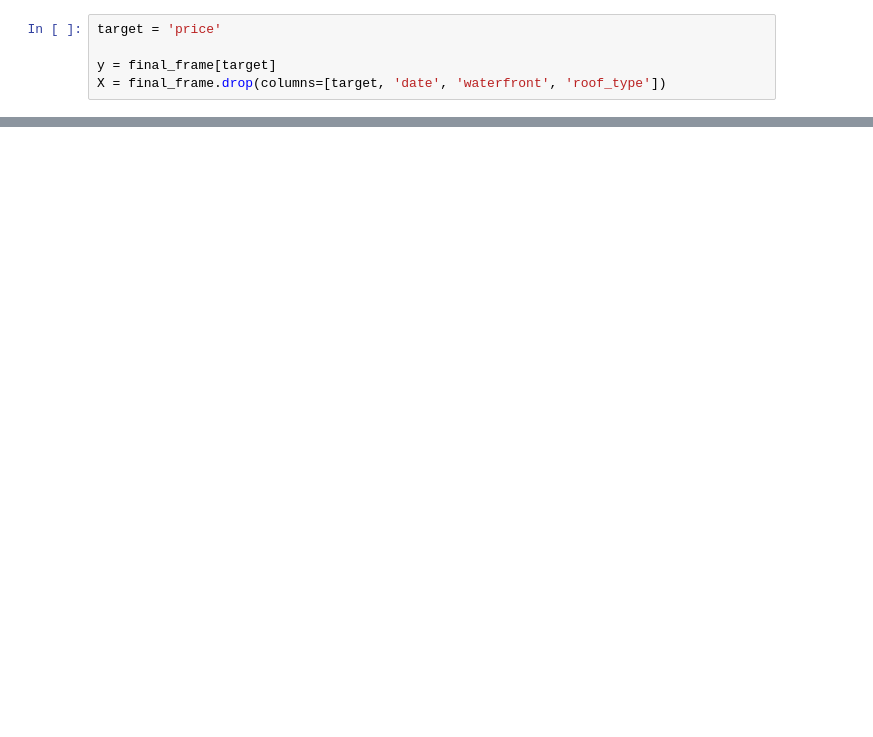
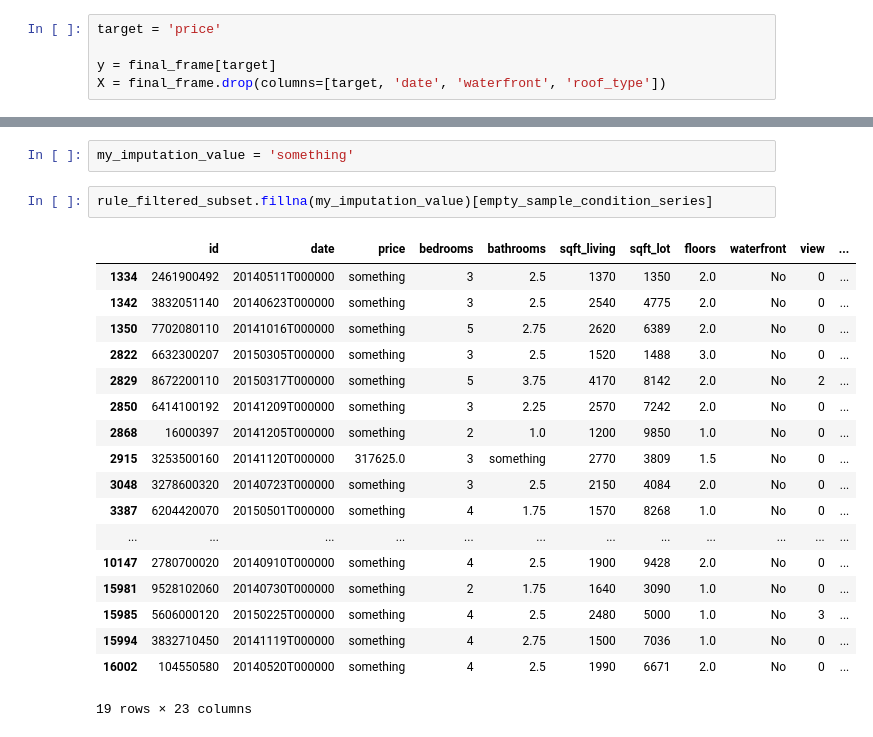
Before and after one commit to turnbullfordsdt/Main-DSDT-Example-Repo, a Jupyter notebook: Data Science/combining_datasets.ipynb, the cells around one changed output, grey strips where cells are left out. Saved outputs shown, nothing was run; the diff lists cells and outputs as text; blank space fills up the shorter version.

```diff
--- a/Data Science/combining_datasets.ipynb
+++ b/Data Science/combining_datasets.ipynb
@@ -113,0 +192,23 @@ final_frame.reset_index(drop=True, inplace=True)
+# %%
+my_imputation_value = 'something'
+# %%
+rule_filtered_subset.fillna(my_imputation_value)[empty_sample_condition_series]
+# %% [output]
+|  | id | date | price | bedrooms | bathrooms | sqft_living | sqft_lot | floors | waterfront | view | ... |
+| 1334 | 2461900492 | 20140511T000000 | something | 3 | 2.5 | 1370 | 1350 | 2.0 | No | 0 | ... |
+| 1342 | 3832051140 | 20140623T000000 | something | 3 | 2.5 | 2540 | 4775 | 2.0 | No | 0 | ... |
+| 1350 | 7702080110 | 20141016T000000 | something | 5 | 2.75 | 2620 | 6389 | 2.0 | No | 0 | ... |
+| 2822 | 6632300207 | 20150305T000000 | something | 3 | 2.5 | 1520 | 1488 | 3.0 | No | 0 | ... |
+| 2829 | 8672200110 | 20150317T000000 | something | 5 | 3.75 | 4170 | 8142 | 2.0 | No | 2 | ... |
+| 2850 | 6414100192 | 20141209T000000 | something | 3 | 2.25 | 2570 | 7242 | 2.0 | No | 0 | ... |
+| 2868 | 16000397 | 20141205T000000 | something | 2 | 1.0 | 1200 | 9850 | 1.0 | No | 0 | ... |
+| 2915 | 3253500160 | 20141120T000000 | 317625.0 | 3 | something | 2770 | 3809 | 1.5 | No | 0 | ... |
+| 3048 | 3278600320 | 20140723T000000 | something | 3 | 2.5 | 2150 | 4084 | 2.0 | No | 0 | ... |
+| 3387 | 6204420070 | 20150501T000000 | something | 4 | 1.75 | 1570 | 8268 | 1.0 | No | 0 | ... |
+| ... | ... | ... | ... | ... | ... | ... | ... | ... | ... | ... | ... |
+| 10147 | 2780700020 | 20140910T000000 | something | 4 | 2.5 | 1900 | 9428 | 2.0 | No | 0 | ... |
+| 15981 | 9528102060 | 20140730T000000 | something | 2 | 1.75 | 1640 | 3090 | 1.0 | No | 0 | ... |
+| 15985 | 5606000120 | 20150225T000000 | something | 4 | 2.5 | 2480 | 5000 | 1.0 | No | 3 | ... |
+| 15994 | 3832710450 | 20141119T000000 | something | 4 | 2.75 | 1500 | 7036 | 1.0 | No | 0 | ... |
+| 16002 | 104550580 | 20140520T000000 | something | 4 | 2.5 | 1990 | 6671 | 2.0 | No | 0 | ... |
+19 rows × 23 columns
```
Also changed, not shown: parts of 15 cells of this notebook, 1 other file.
